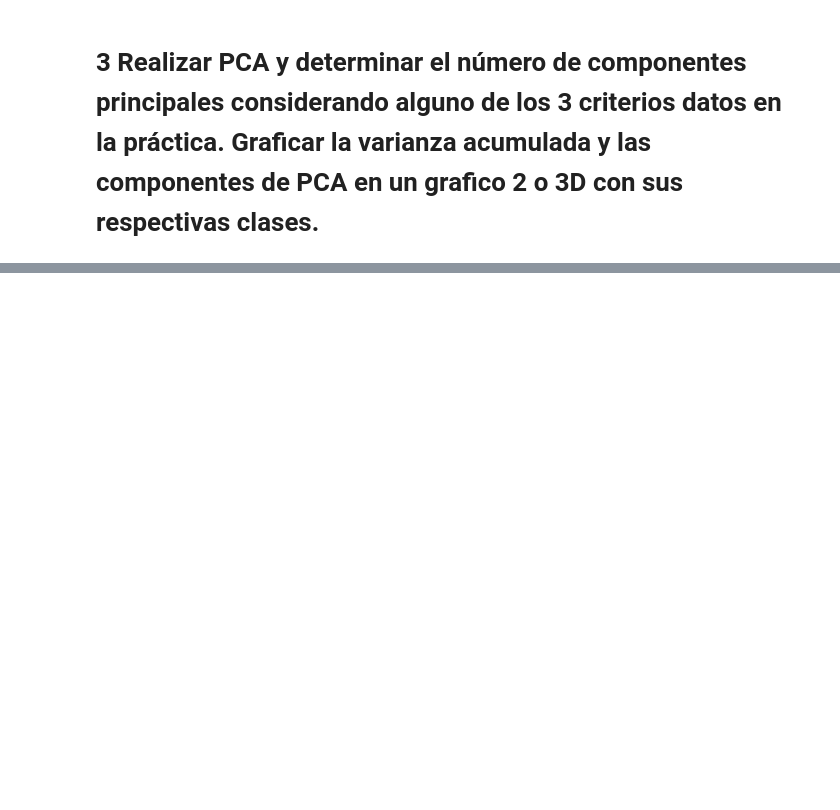
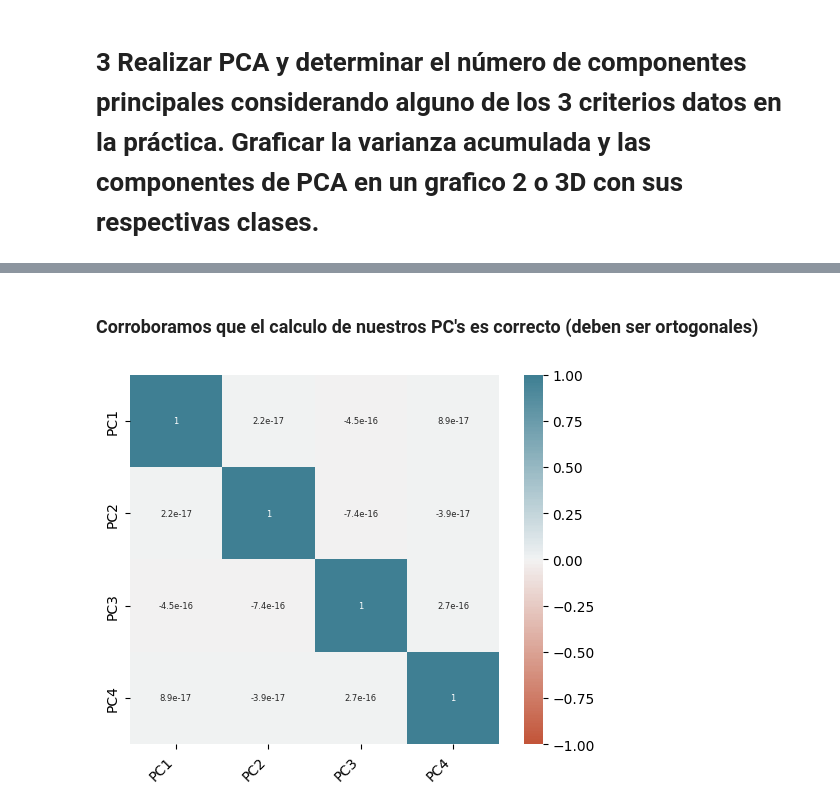
Before and after one commit to agustinarenas/MD-TUIA-Arenas-Petetta, a Jupyter notebook: TPDM_1_Petetta.ipynb, the cells around one changed output, grey strips where cells are left out. Saved outputs shown, nothing was run; the diff lists cells and outputs as text; code cells hidden in the pictures; blank space fills up the shorter version.

```diff
--- a/TPDM_1_Petetta.ipynb
+++ b/TPDM_1_Petetta.ipynb
@@ -152,0 +244,23 @@ df_final.tail()
+# %% [markdown]
+### Corroboramos que el calculo de nuestros PC's es correcto (deben ser ortogonales)
+# %%
+corr = pca_df[['PC1', 'PC2', 'PC3', 'PC4']].corr()
+
+#corr = pca_df[['PC1', 'PC2', 'PC3', 'PC4', 'PC5', 'PC6', 'PC7']].corr()
+
+ax = sns.heatmap(
+    corr,
+    vmin=-1, vmax=1, center=0,
+    cmap=sns.diverging_palette(20, 220, n=200),
+    square=True,
+    annot = True,
+    annot_kws = {'size': 6}
+)
+ax.set_xticklabels(
+    ax.get_xticklabels(),
+    rotation=45,
+    horizontalalignment='right'
+)
+plt.show()
+# %% [output]
+[figure, added]
```
Also changed, not shown: parts of 18 cells of this notebook.
